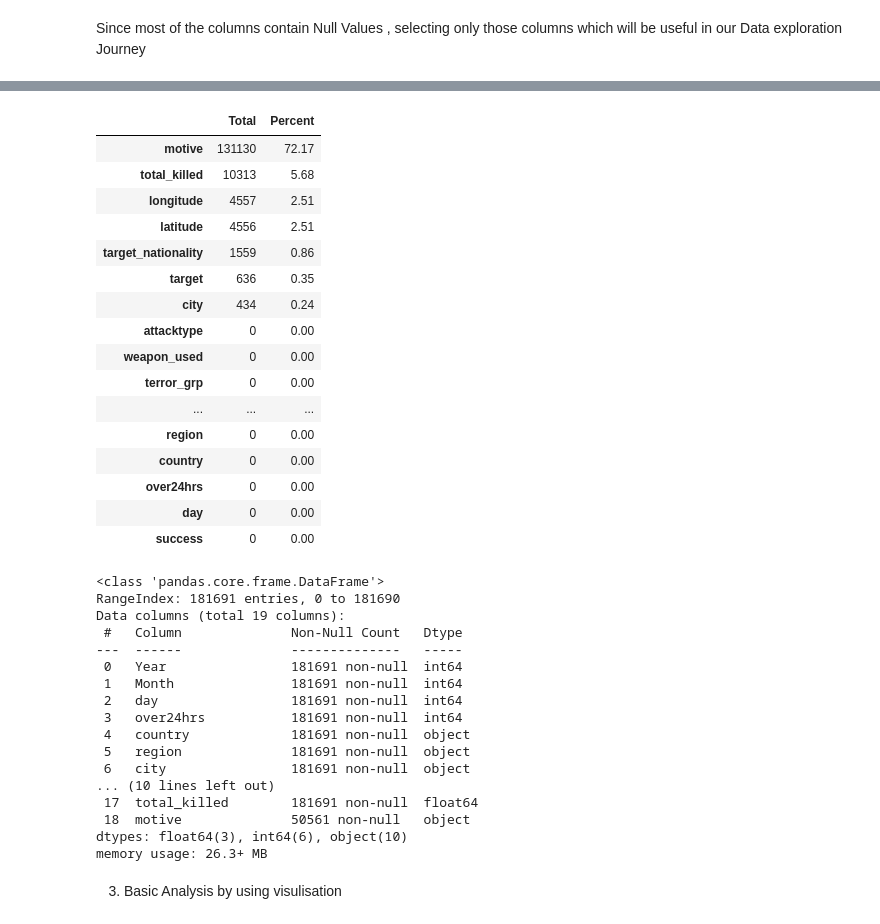
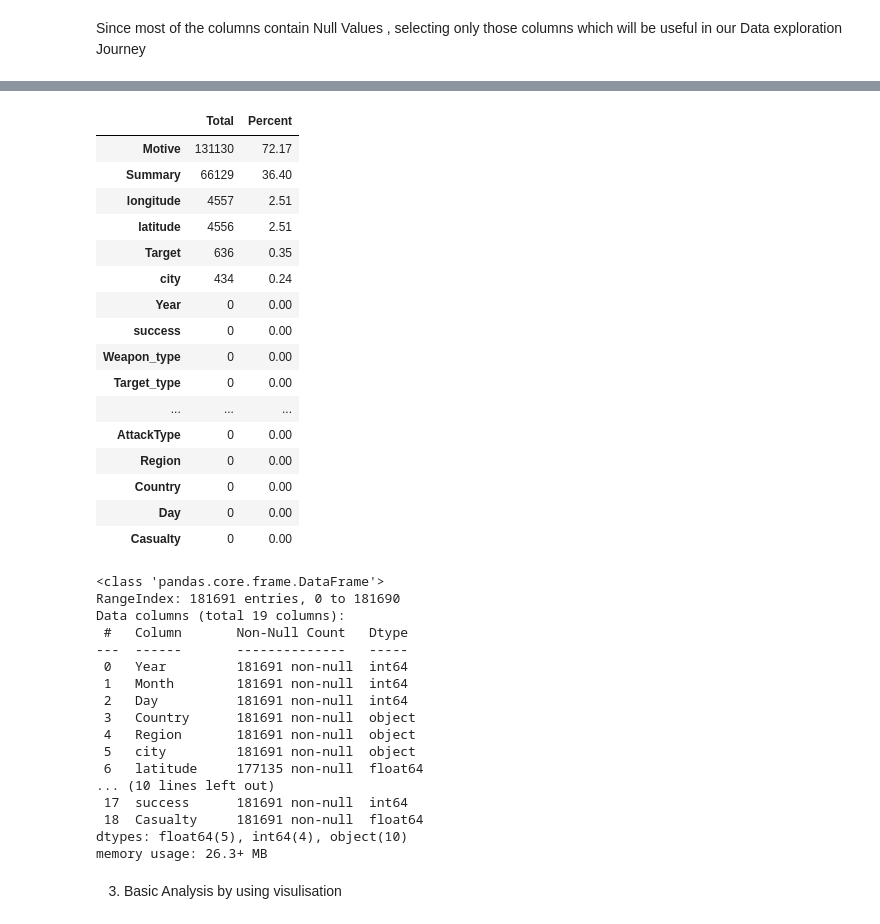
Before and after one commit to pmgumble/Bootstrap-5-Tutorial-Portfolio, a Jupyter notebook: Global_Terrorism_Analysis_Capstone_Project.ipynb, the cells around one changed output, grey strips where cells are left out. Drawn from its saved outputs; the diff is of its cells as text; code cells hidden in the pictures.

```diff
--- a/Global_Terrorism_Analysis_Capstone_Project.ipynb
+++ b/Global_Terrorism_Analysis_Capstone_Project.ipynb
@@ -172,8 +164,8 @@ Terror=df[['Year','Month','Day','Country','Region','city','latitude','longitude'
                    'Killed','Wounded','Target','Summary','Group','Target_type','Weapon_type','Motive','success']]
 # %%
 # concatinating the columns killed and wounded
-df["Killed"]=df["Killed"].fillna(0)
-df["Wounded"]=df["Wounded"].fillna(0)
-df["Casualty"]=df["Killed"]+df["Wounded"]
-df.head(5)
+Terror["Killed"]=Terror["Killed"].fillna(0)
+Terror["Wounded"]=Terror["Wounded"].fillna(0)
+Terror["Casualty"]=Terror["Killed"]+Terror["Wounded"]
+Terror.head(5)
 # %% [output]
@@ -218,28 +208,28 @@ Index(['Year', 'Month', 'day', 'over24hrs', 'country', 'region', 'city',
       dtype='object')
 # %%
 #missing data in the selected columns
-total = data.isnull().sum().sort_values(ascending=False)
-percent = round(((data.isnull().sum()/data.isnull().count())*100),2).sort_values(ascending=False)
+total = Terror.isnull().sum().sort_values(ascending=False)
+percent = round(((Terror.isnull().sum()/Terror.isnull().count())*100),2).sort_values(ascending=False)
 missing_data = pd.concat([total, percent], axis=1, keys=['Total', 'Percent'])
 
 missing_data
 # %% [output]
 |  | Total | Percent |
-| motive | 131130 | 72.17 |
-| total_killed | 10313 | 5.68 |
+| Motive | 131130 | 72.17 |
+| Summary | 66129 | 36.40 |
 | longitude | 4557 | 2.51 |
 | latitude | 4556 | 2.51 |
-| target_nationality | 1559 | 0.86 |
-| target | 636 | 0.35 |
+| Target | 636 | 0.35 |
 | city | 434 | 0.24 |
-| attacktype | 0 | 0.00 |
-| weapon_used | 0 | 0.00 |
-| terror_grp | 0 | 0.00 |
+| Year | 0 | 0.00 |
+| success | 0 | 0.00 |
+| Weapon_type | 0 | 0.00 |
+| Target_type | 0 | 0.00 |
 | ... | ... | ... |
-| region | 0 | 0.00 |
-| country | 0 | 0.00 |
-| over24hrs | 0 | 0.00 |
-| day | 0 | 0.00 |
-| success | 0 | 0.00 |
+| AttackType | 0 | 0.00 |
+| Region | 0 | 0.00 |
+| Country | 0 | 0.00 |
+| Day | 0 | 0.00 |
+| Casualty | 0 | 0.00 |
 # %%
 # Filling the null values
@@ -251,22 +241,22 @@ data['total_killed'].fillna(0,inplace =True)
 # %%
-data.info()
+Terror.info()
 # %% [output]
 <class 'pandas.core.frame.DataFrame'>
 RangeIndex: 181691 entries, 0 to 181690
 Data columns (total 19 columns):
- #   Column              Non-Null Count   Dtype
----  ------              --------------   -----
- 0   Year                181691 non-null  int64
- 1   Month               181691 non-null  int64
- 2   day                 181691 non-null  int64
- 3   over24hrs           181691 non-null  int64
- 4   country             181691 non-null  object
- 5   region              181691 non-null  object
- 6   city                181691 non-null  object
+ #   Column       Non-Null Count   Dtype
+---  ------       --------------   -----
+ 0   Year         181691 non-null  int64
+ 1   Month        181691 non-null  int64
+ 2   Day          181691 non-null  int64
+ 3   Country      181691 non-null  object
+ 4   Region       181691 non-null  object
+ 5   city         181691 non-null  object
+ 6   latitude     177135 non-null  float64
 ... (10 lines left out)
- 17  total_killed        181691 non-null  float64
- 18  motive              50561 non-null   object
-dtypes: float64(3), int64(6), object(10)
+ 17  success      181691 non-null  int64
+ 18  Casualty     181691 non-null  float64
+dtypes: float64(5), int64(4), object(10)
 memory usage: 26.3+ MB
 # %% [markdown]
 3. Basic Analysis by using visulisation
```
Also changed, not shown: parts of 22 cells of this notebook.
